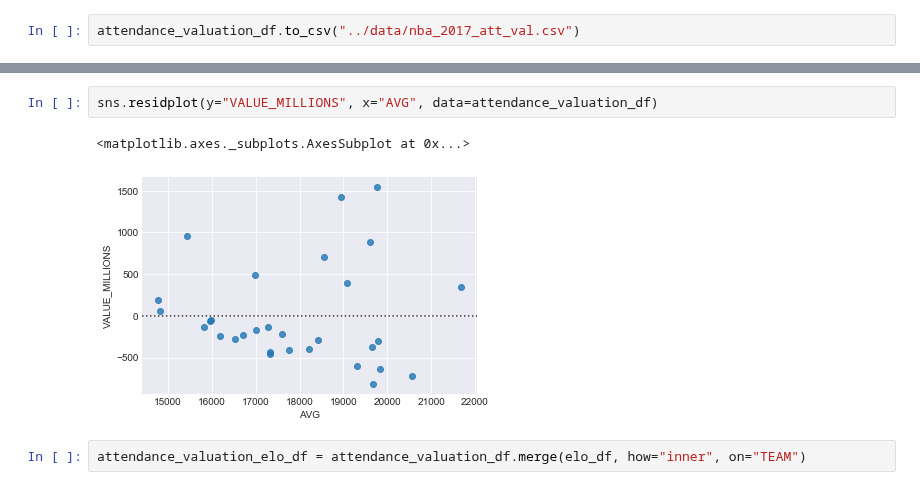
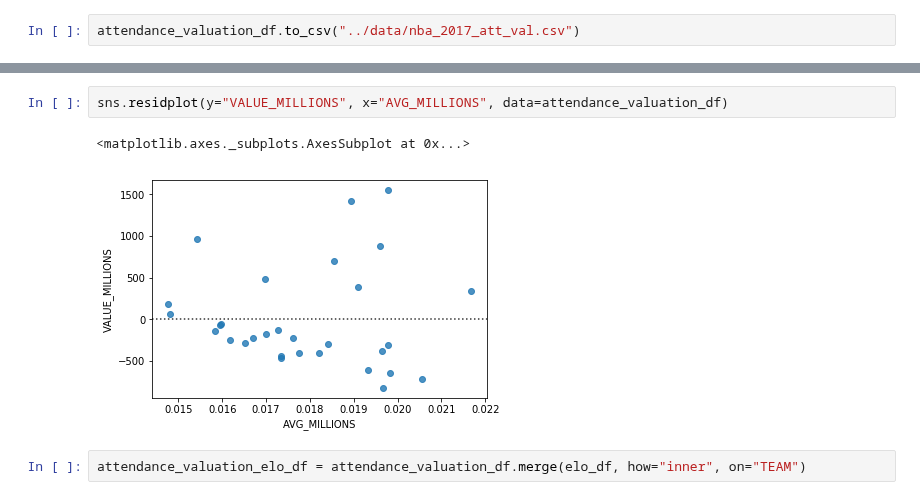
Before and after one commit to noahgift/socialpowernba, a Jupyter notebook: notebooks/exploring_endorsement_revenue_nba.ipynb, the cells around one changed output, grey strips where cells are left out. Cells and saved outputs as stored; diff of their text form.

Commit message:
adding fix for column value

```diff
--- a/notebooks/exploring_endorsement_revenue_nba.ipynb
+++ b/notebooks/exploring_endorsement_revenue_nba.ipynb
@@ -142,8 +151,8 @@ strong multicollinearity or other numerical problems.
 # %%
-sns.residplot(y="VALUE_MILLIONS", x="AVG", data=attendance_valuation_df)
+sns.residplot(y="VALUE_MILLIONS", x="AVG_MILLIONS", data=attendance_valuation_df)
 # %% [output]
 <matplotlib.axes._subplots.AxesSubplot at 0x...>
-[figure, old version]
+[figure, new version]
 # %%
 attendance_valuation_elo_df = attendance_valuation_df.merge(elo_df, how="inner", on="TEAM")
 # %%
```
Also changed, not shown: parts of 23 cells of this notebook, 1 other file.
